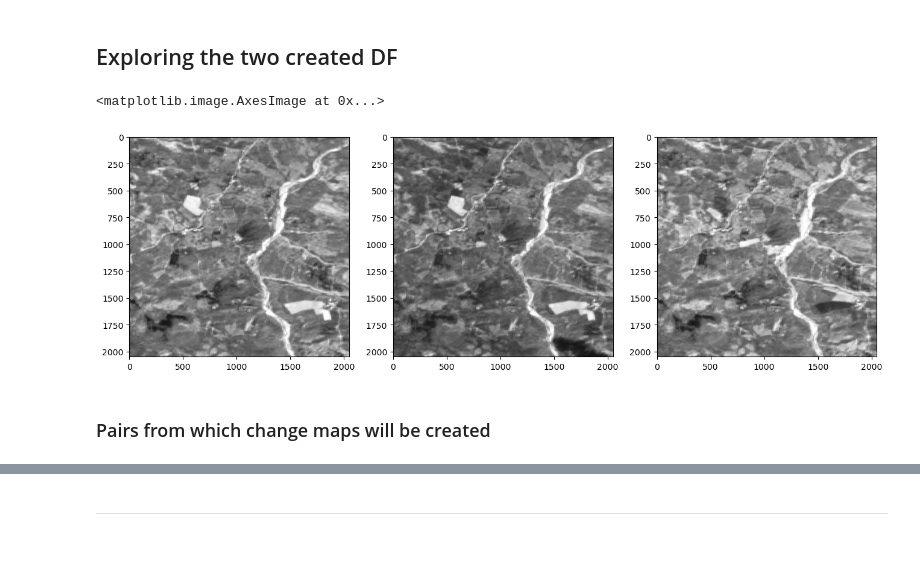
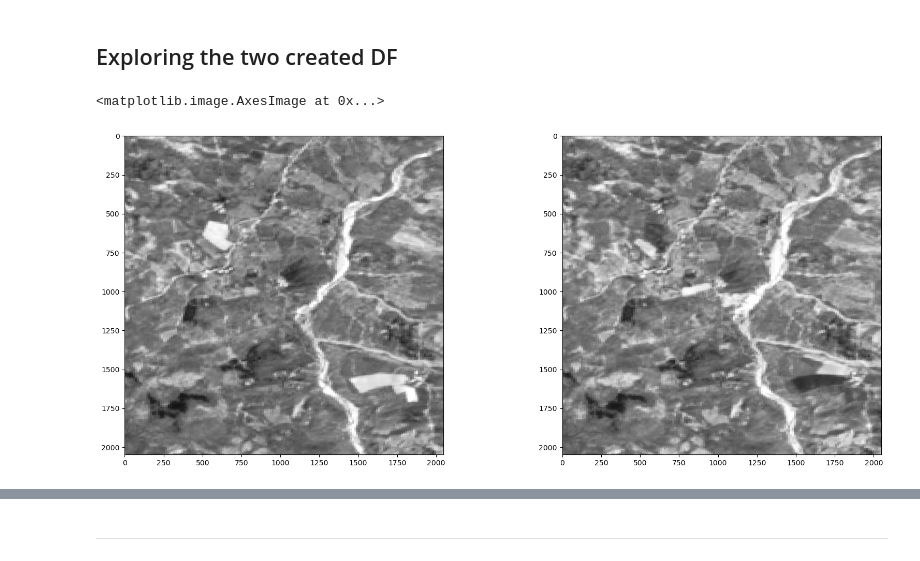
Before and after one commit to leonardijulia/MSc, a Jupyter notebook: retrieving_satellite_data.ipynb, the cells around one changed output, grey strips where cells are left out. Saved outputs shown, nothing was run; the diff lists cells and outputs as text; code cells hidden in the pictures.

```diff
--- a/retrieving_satellite_data.ipynb
+++ b/retrieving_satellite_data.ipynb
@@ -179,8 +149,7 @@ for index, row in landslide_inventory.iterrows():
     )
     ident = ident + 1
 # %%
-#landslide_df_3 = pd.DataFrame(landslide_list_3)
-landslide_df = pd.DataFrame(landslide_list_2)
+landslide_df = pd.DataFrame(landslide_list)
 # %%
 landslide_df
 # %% [output]
@@ -458,15 +276,11 @@ for index, row in landslide_df.iterrows():
 ## Exploring the two created DF
 # %%
 i = 108
-f, axarr = plt.subplots(1,3)
-img1 = landslide_df_3.iloc[i].pre1.B04[0]
-img2 = landslide_df_3.iloc[i].pre2.B04[0]
-img3 = landslide_df_3.iloc[i].post.B04[0]
+f, axarr = plt.subplots(1,2)
+img1 = landslide_df.iloc[i].T1.B04[0]
+img2 = landslide_df.iloc[i].T2.B04[0]
 axarr[0].imshow(img1, vmin=0, vmax=0.2, cmap='Greys_r')
 axarr[1].imshow(img2, vmin=0, vmax=0.2, cmap='Greys_r')
-axarr[2].imshow(img3, vmin=0, vmax=0.2, cmap='Greys_r')
 # %% [output]
 <matplotlib.image.AxesImage at 0x...>
-[figure, old version]
+[figure, new version]
-# %% [markdown]
-### Pairs from which change maps will be created
```
Also changed, not shown: parts of 59 cells of this notebook, 1 other file.
